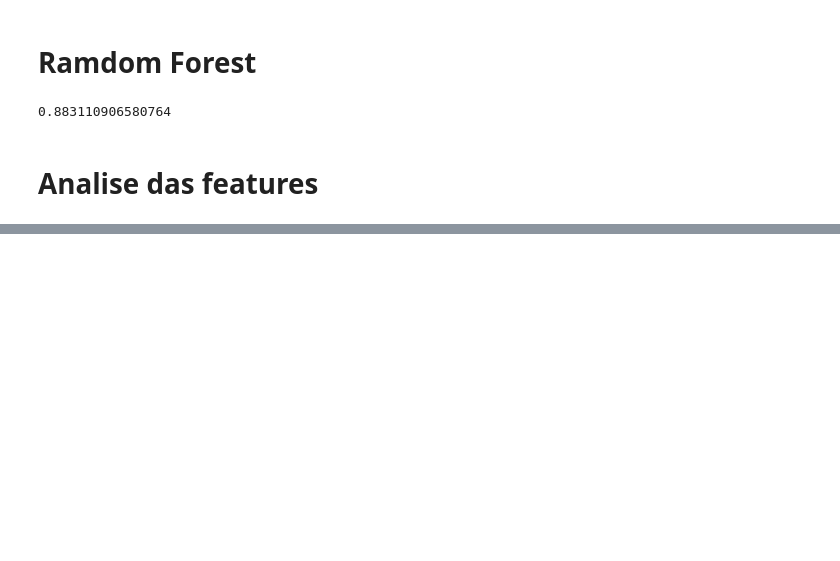
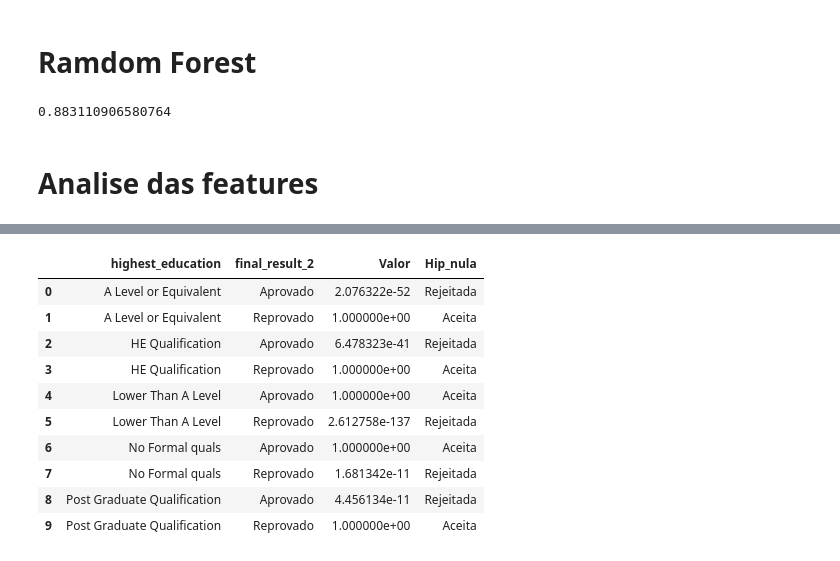
Before and after one commit to WanderScheidegger/OULAD_trybe, a Jupyter notebook: case_eda.ipynb, the cells around one changed output, grey strips where cells are left out. Drawn from its saved outputs; the diff is of its cells as text; code cells hidden in the pictures; blank space fills up the shorter version.

Commit message:
teste de hipotese adicionado

```diff
--- a/case_eda.ipynb
+++ b/case_eda.ipynb
@@ -1286,0 +1300,39 @@ fig.show()
+# %%
+def hipotese(df, feature, y):
+    y_res = df[y].unique()
+    feature_res = df[feature].unique()
+    N = df.shape[0]
+    lista = []
+
+    for i in y_res:
+        for j in feature_res:
+
+            K = sum(df[y] == i)
+            n = sum(df[feature]==j)
+            x = sum((df[feature]==j) & (df[y]==i))
+            P = hypergeom.sf(x-1, N, n, K)
+
+            if P < 0.05:
+                result = 'Rejeitada'
+            else:
+                result = 'Aceita'
+
+            lista.append([j, i, P, result])
+
+    return pd.DataFrame(lista, columns=[feature, y, 'Valor','Hip_nula']).sort_values(by=[feature]).reset_index(drop=True)
+# %%
+df__ = hipotese(studentInfo, 'highest_education', 'final_result_2')
+# %%
+df__
+# %% [output]
+|  | highest_education | final_result_2 | Valor | Hip_nula |
+| 0 | A Level or Equivalent | Aprovado | 2.076322e-52 | Rejeitada |
+| 1 | A Level or Equivalent | Reprovado | 1.000000e+00 | Aceita |
+| 2 | HE Qualification | Aprovado | 6.478323e-41 | Rejeitada |
+| 3 | HE Qualification | Reprovado | 1.000000e+00 | Aceita |
+| 4 | Lower Than A Level | Aprovado | 1.000000e+00 | Aceita |
+| 5 | Lower Than A Level | Reprovado | 2.612758e-137 | Rejeitada |
+| 6 | No Formal quals | Aprovado | 1.000000e+00 | Aceita |
+| 7 | No Formal quals | Reprovado | 1.681342e-11 | Rejeitada |
+| 8 | Post Graduate Qualification | Aprovado | 4.456134e-11 | Rejeitada |
+| 9 | Post Graduate Qualification | Reprovado | 1.000000e+00 | Aceita |
```
Also changed, not shown: parts of 7 cells of this notebook.
